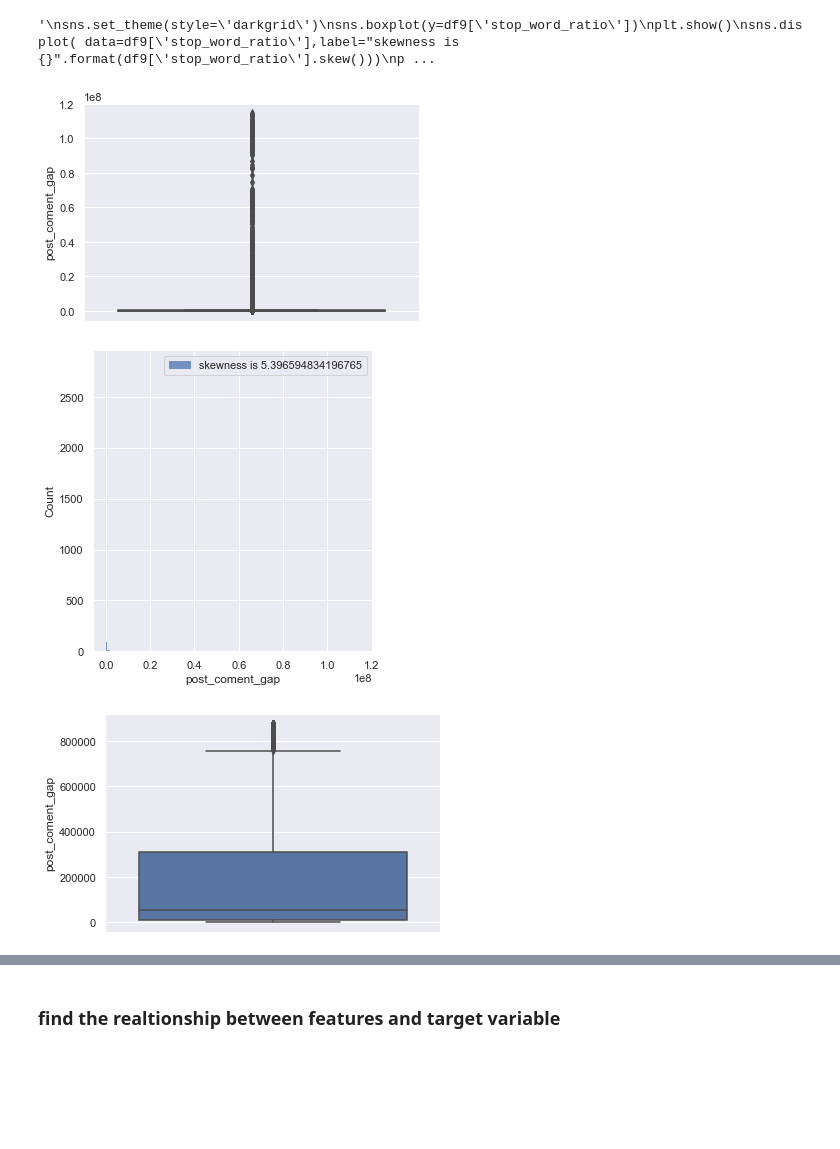
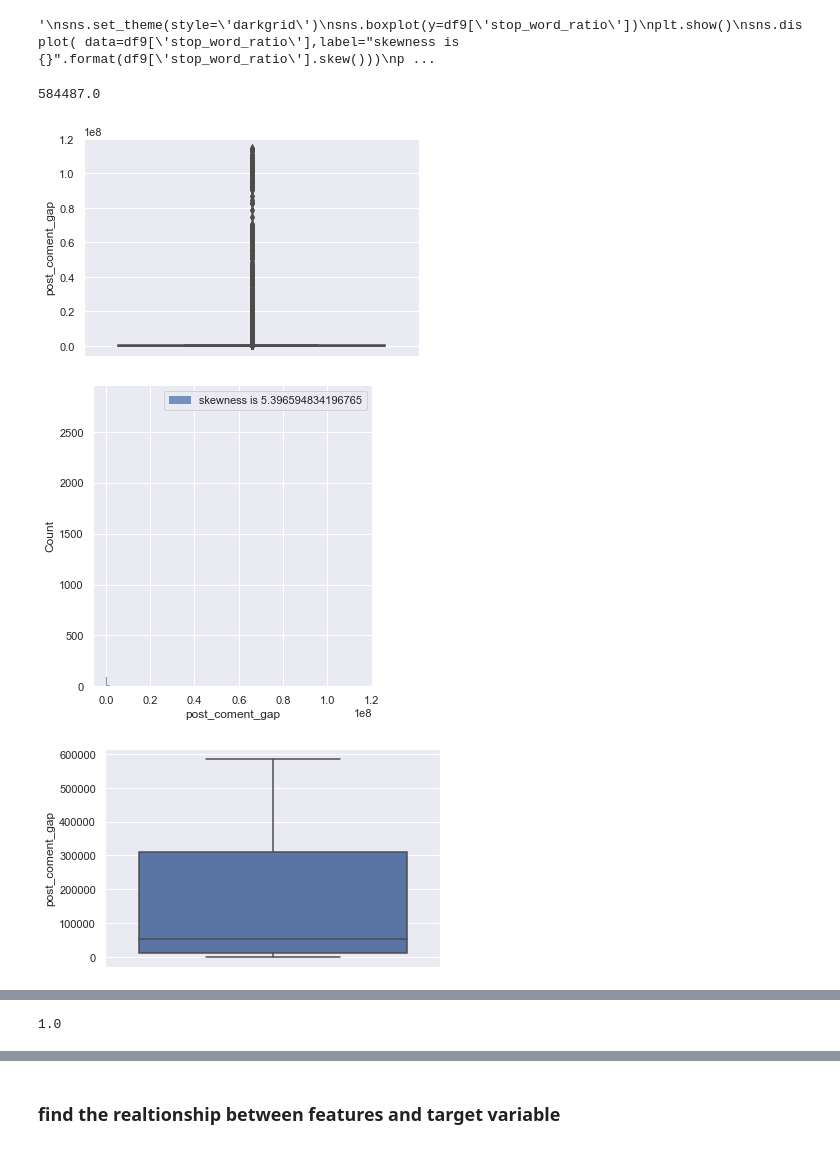
Before and after one commit to OvinduWijethunge/Machine_Learning_Projects, a Jupyter notebook: youtube spam classifier/EAD & FE.ipynb, the cells around one changed output, grey strips where cells are left out. Drawn from its saved outputs; the diff is of its cells as text; code cells hidden in the pictures; blank space fills up the shorter version.

```diff
--- a/youtube spam classifier/EAD & FE.ipynb
+++ b/youtube spam classifier/EAD & FE.ipynb
@@ -403,24 +436,28 @@ df10 = df8.copy()
+# %%
+y
+# %% [output]
+584487.0
 # %%
 sns.set_theme(style='darkgrid')
 sns.boxplot(y=df10['post_coment_gap'])
 plt.show()
 sns.displot( data=df10['post_coment_gap'],label="skewness is {}".format(df10['post_coment_gap'].skew()))
 plt.legend(loc='best')
 plt.show()
 
 
 #x = df10['post_coment_gap'].quantile(0.1)
-y = df10['post_coment_gap'].quantile(0.82)
+y = df10['post_coment_gap'].quantile(0.80)
 #df10['post_coment_gap']= np.where(df10['post_coment_gap'] < x,  x,df10['post_coment_gap'])
 df10['post_coment_gap']= np.where(df10['post_coment_gap'] > y,  y,df10['post_coment_gap'])
 
 
 sns.boxplot(y=df10['post_coment_gap'])
 plt.show()
 sns.displot(data=df10['post_coment_gap'],label="new skewness2 is {}".format(df10['post_coment_gap'].skew()))
 plt.legend(loc='best')
 plt.show()
 # %% [output]
 [figure]
 [figure]
-[figure, old version]
+[figure, new version]
@@ -431,3 +470,7 @@ df11 = df10.copy()
+# %%
+y
+# %% [output]
+1.0
 # %%
 sns.set_theme(style='darkgrid')
 sns.boxplot(y=df11['black_word_count'])
```
Also changed, not shown: parts of 33 cells of this notebook, 16 other files.
